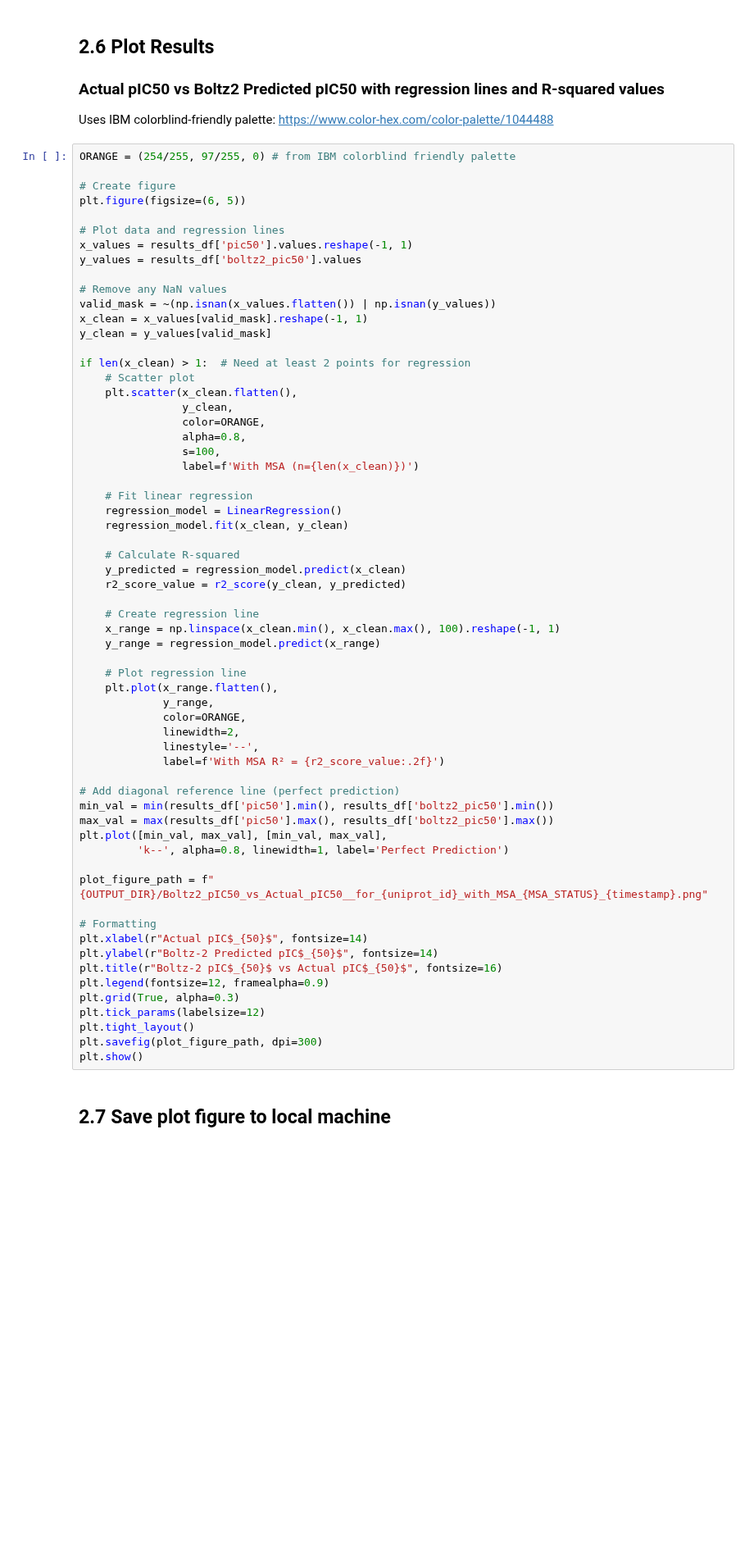
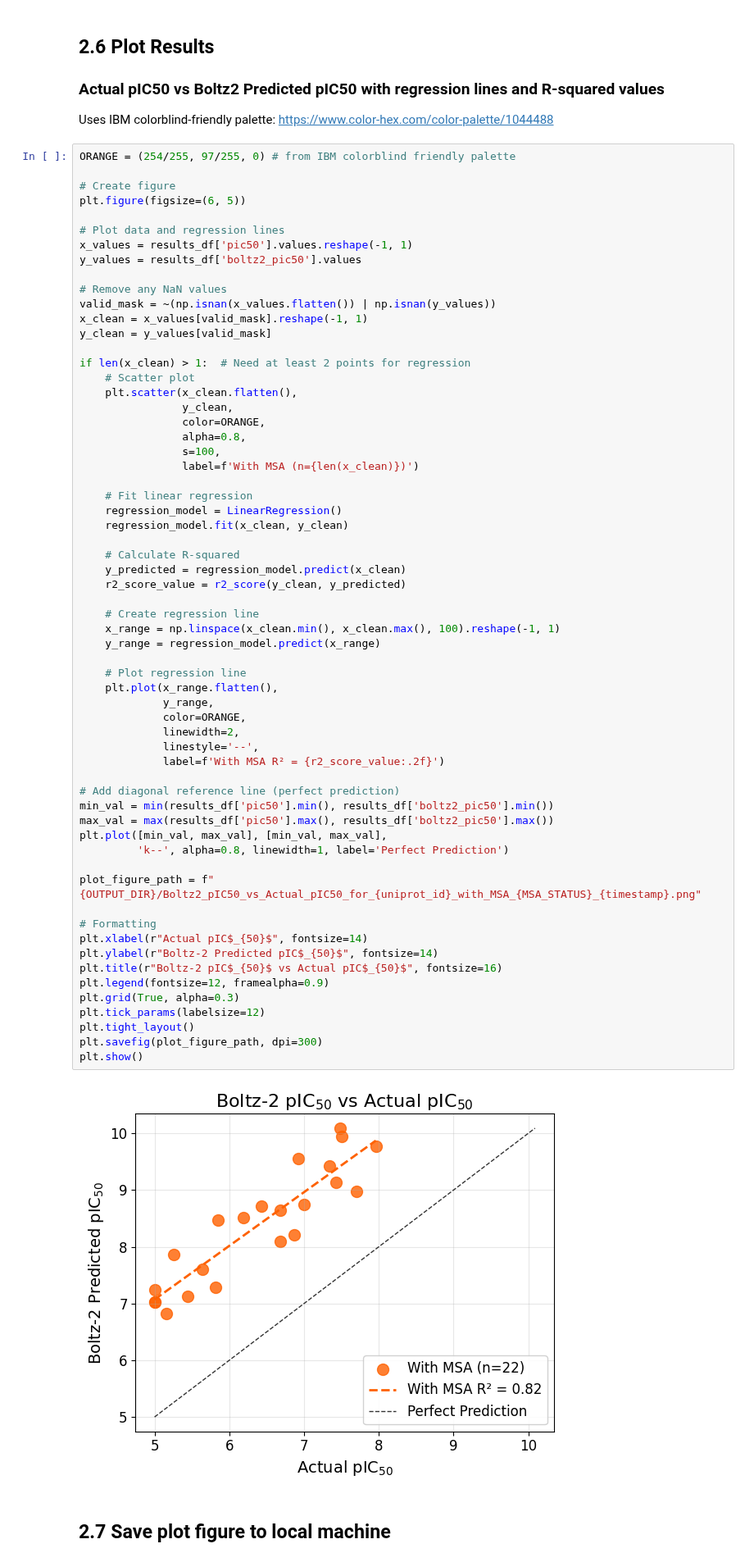
Before and after one commit to bf-nv/bionemo_tutorials, a Jupyter notebook: BOLTZ2_AffinityPrediciton_with_MSA.ipynb, the cells around one changed output. Shown at 82% size. Cells and saved outputs as stored; diff of their text form; blank space fills up the shorter version.

```diff
--- a/BOLTZ2_AffinityPrediciton_with_MSA.ipynb
+++ b/BOLTZ2_AffinityPrediciton_with_MSA.ipynb
@@ -770,34 +773,36 @@ if len(x_clean) > 1:  # Need at least 2 points for regression
 
     # Create regression line
     x_range = np.linspace(x_clean.min(), x_clean.max(), 100).reshape(-1, 1)
     y_range = regression_model.predict(x_range)
 
     # Plot regression line
     plt.plot(x_range.flatten(),
              y_range,
              color=ORANGE,
              linewidth=2,
              linestyle='--',
              label=f'With MSA R² = {r2_score_value:.2f}')
 
 # Add diagonal reference line (perfect prediction)
 min_val = min(results_df['pic50'].min(), results_df['boltz2_pic50'].min())
 max_val = max(results_df['pic50'].max(), results_df['boltz2_pic50'].max())
 plt.plot([min_val, max_val], [min_val, max_val],
          'k--', alpha=0.8, linewidth=1, label='Perfect Prediction')
 
-plot_figure_path = f"{OUTPUT_DIR}/Boltz2_pIC50_vs_Actual_pIC50__for_{uniprot_id}_with_MSA_{MSA_STATUS}_{timestamp}.png"
+plot_figure_path = f"{OUTPUT_DIR}/Boltz2_pIC50_vs_Actual_pIC50_for_{uniprot_id}_with_MSA_{MSA_STATUS}_{timestamp}.png"
 
 # Formatting
 plt.xlabel(r"Actual pIC$_{50}$", fontsize=14)
 plt.ylabel(r"Boltz-2 Predicted pIC$_{50}$", fontsize=14)
 plt.title(r"Boltz-2 pIC$_{50}$ vs Actual pIC$_{50}$", fontsize=16)
 plt.legend(fontsize=12, framealpha=0.9)
 plt.grid(True, alpha=0.3)
 plt.tick_params(labelsize=12)
 plt.tight_layout()
 plt.savefig(plot_figure_path, dpi=300)
 plt.show()
+# %% [output]
+[figure, added]
 # %% [markdown]
  ## 2.7 Save plot figure to local machine
 # %%
```
Also changed, not shown: parts of 3 cells of this notebook.
